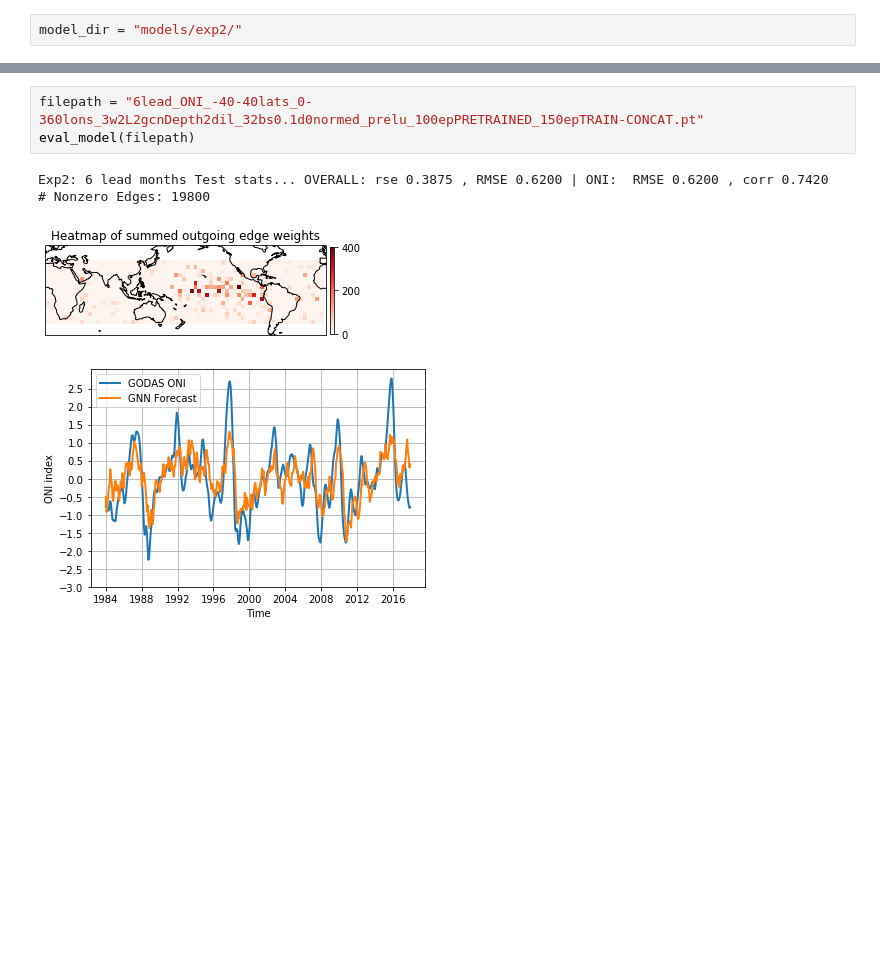
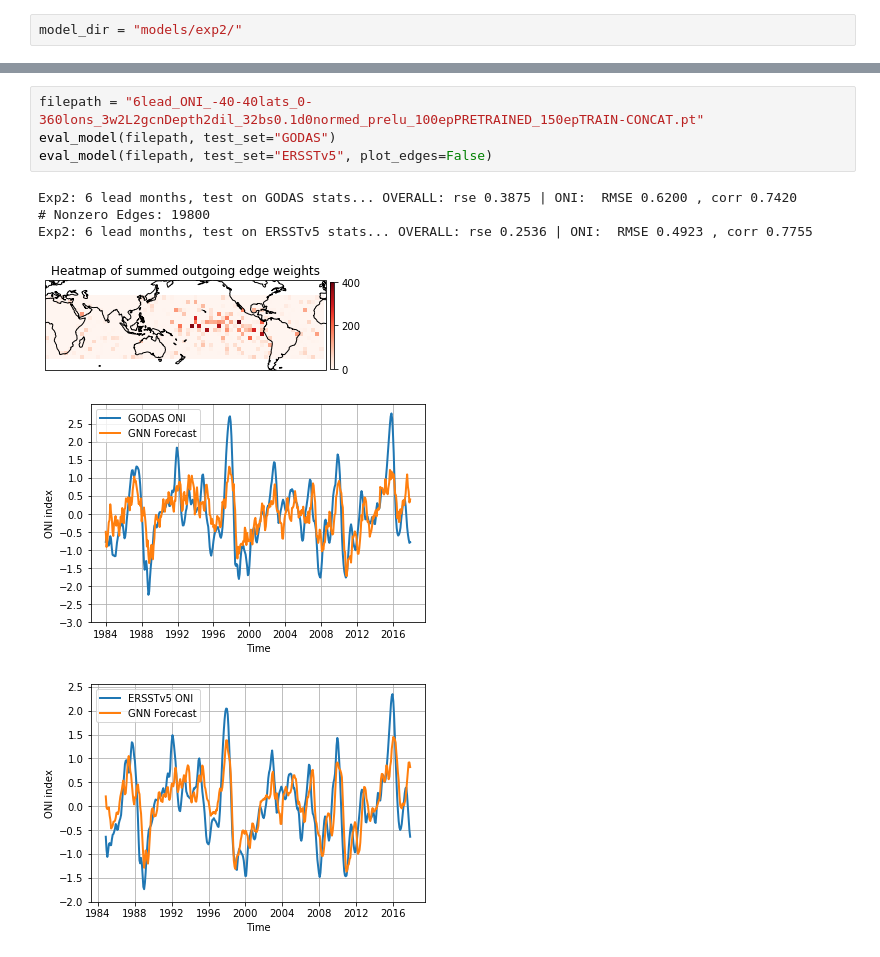
Before and after one commit to salvaRC/ProjectX_ENSO_GNN, a Jupyter notebook: experiment2.ipynb, the cells around one changed output, grey strips where cells are left out. Cells and saved outputs as stored; diff of their text form; blank space fills up the shorter version.

```diff
--- a/experiment2.ipynb
+++ b/experiment2.ipynb
@@ -53,10 +62,13 @@ Exp2: 3 lead months Test stats... OVERALL: rse 0.1804 , RMSE 0.4237 | ONI:  RMSE
 # %%
 filepath = "6lead_ONI_-40-40lats_0-360lons_3w2L2gcnDepth2dil_32bs0.1d0normed_prelu_100epPRETRAINED_150epTRAIN-CONCAT.pt"
-eval_model(filepath)
+eval_model(filepath, test_set="GODAS")
+eval_model(filepath, test_set="ERSSTv5", plot_edges=False)
 # %% [output]
-Exp2: 6 lead months Test stats... OVERALL: rse 0.3875 , RMSE 0.6200 | ONI:  RMSE 0.6200 , corr 0.7420
+Exp2: 6 lead months, test on GODAS stats... OVERALL: rse 0.3875 | ONI:  RMSE 0.6200 , corr 0.7420
 # Nonzero Edges: 19800
+Exp2: 6 lead months, test on ERSSTv5 stats... OVERALL: rse 0.2536 | ONI:  RMSE 0.4923 , corr 0.7755
 [figure]
 [figure]
+[figure, added]
 # %%
 filepath = "12lead_ONI_-40-40lats_0-360lons_3w3L2gcnDepth2dil_32bs0.1d0normed_prelu_100epPRETRAINED_150epTRAIN-CONCAT.pt"
```
Also changed, not shown: parts of 4 cells of this notebook, 1 other file.
